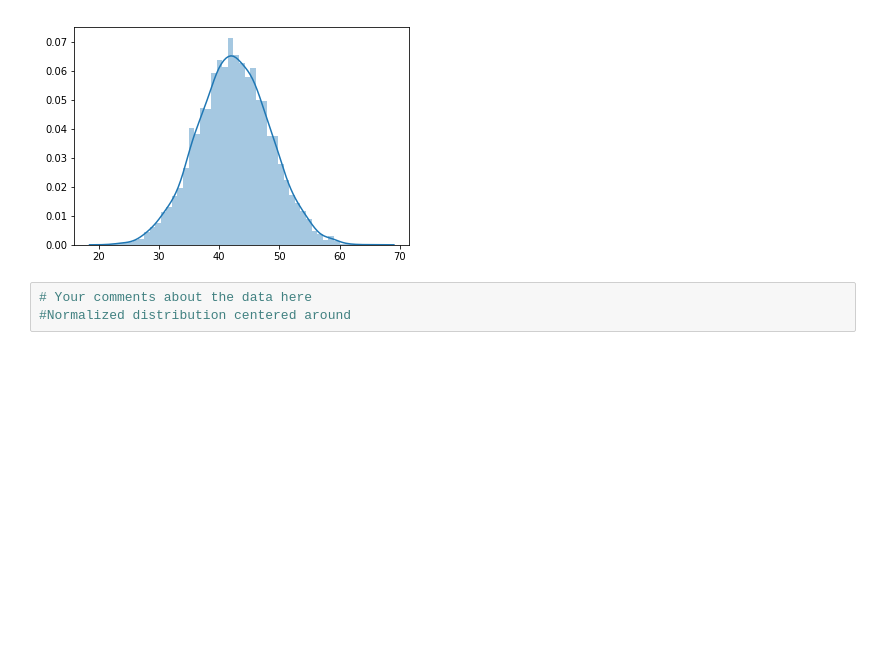
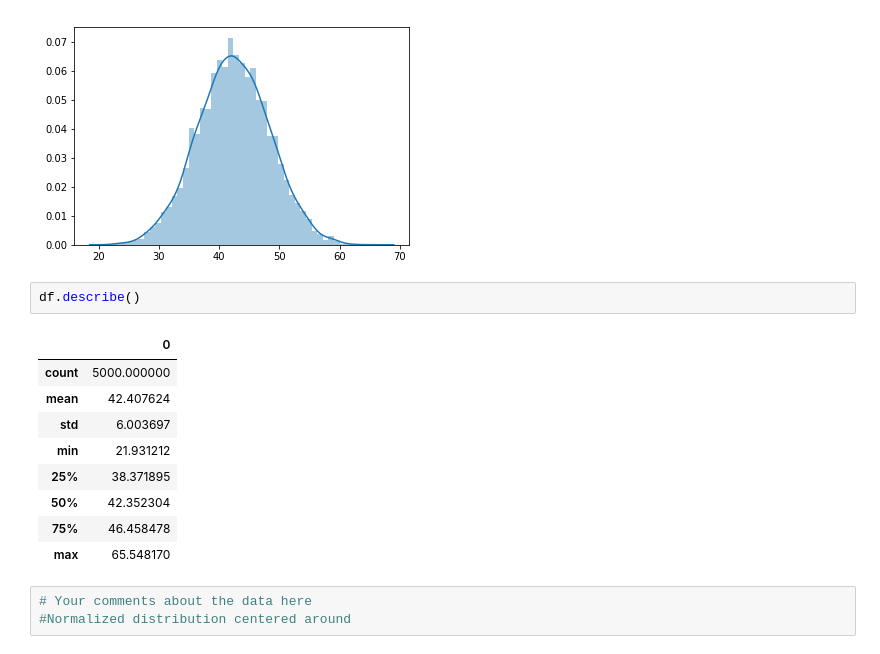
Before and after one commit to ortsed/dsc-standard-normal-distribution-lab-dc-ds-career-042219, a Jupyter notebook: index.ipynb, the cells around one changed output. Cells and saved outputs as stored; diff of their text form; blank space fills up the shorter version.

```diff
--- a/index.ipynb
+++ b/index.ipynb
@@ -49,6 +49,18 @@ sns.distplot(df)
 # %% [output]
 <matplotlib.axes._subplots.AxesSubplot at 0x...>
 [figure]
+# %%
+df.describe()
+# %% [output]
+|  | 0 |
+| count | 5000.000000 |
+| mean | 42.407624 |
+| std | 6.003697 |
+| min | 21.931212 |
+| 25% | 38.371895 |
+| 50% | 42.352304 |
+| 75% | 46.458478 |
+| max | 65.548170 |
 # %%
 # Your comments about the data here
 #Normalized distribution centered around
```
